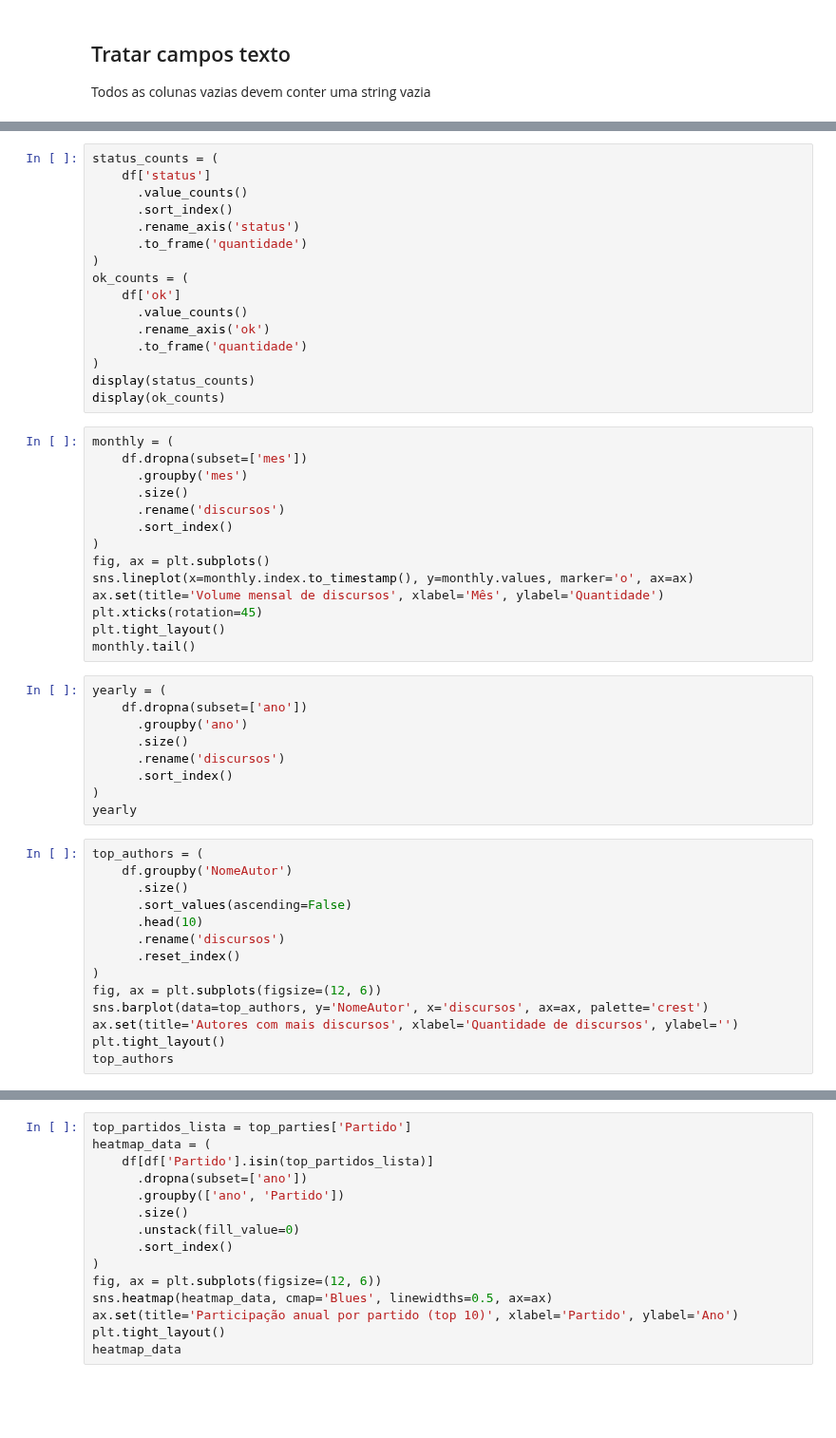
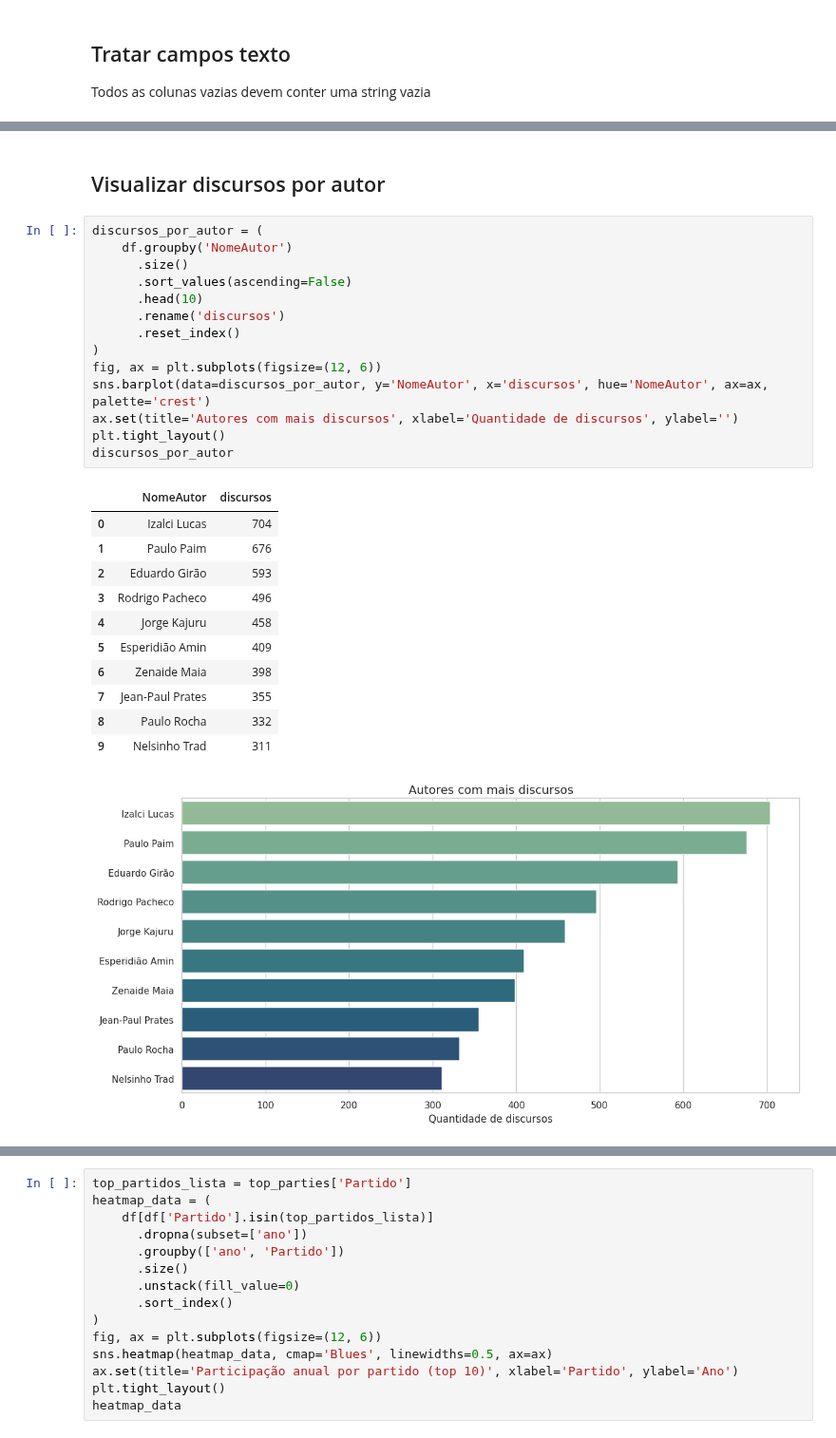
Before and after one commit to fabriciosantana/mcdia, a Jupyter notebook: 01-icd/assignments/analise_discursos_senado.ipynb, the cells around one changed output, grey strips where cells are left out. Shown at 95% size. Drawn from its saved outputs; the diff is of its cells as text; blank space fills up the shorter version.

```diff
--- a/01-icd/assignments/analise_discursos_senado.ipynb
+++ b/01-icd/assignments/analise_discursos_senado.ipynb
@@ -209,53 +274,29 @@ metrics
-# %%
-status_counts = (
-    df['status']
-      .value_counts()
-      .sort_index()
-      .rename_axis('status')
-      .to_frame('quantidade')
-)
-ok_counts = (
-    df['ok']
-      .value_counts()
-      .rename_axis('ok')
-      .to_frame('quantidade')
-)
-display(status_counts)
-display(ok_counts)
-# %%
-monthly = (
-    df.dropna(subset=['mes'])
-      .groupby('mes')
-      .size()
-      .rename('discursos')
-      .sort_index()
-)
-fig, ax = plt.subplots()
-sns.lineplot(x=monthly.index.to_timestamp(), y=monthly.values, marker='o', ax=ax)
-ax.set(title='Volume mensal de discursos', xlabel='Mês', ylabel='Quantidade')
-plt.xticks(rotation=45)
-plt.tight_layout()
-monthly.tail()
-# %%
-yearly = (
-    df.dropna(subset=['ano'])
-      .groupby('ano')
-      .size()
-      .rename('discursos')
-      .sort_index()
-)
-yearly
+# %% [markdown]
+## Visualizar discursos por autor
 # %%
-top_authors = (
+discursos_por_autor = (
     df.groupby('NomeAutor')
       .size()
       .sort_values(ascending=False)
       .head(10)
       .rename('discursos')
       .reset_index()
 )
 fig, ax = plt.subplots(figsize=(12, 6))
-sns.barplot(data=top_authors, y='NomeAutor', x='discursos', ax=ax, palette='crest')
+sns.barplot(data=discursos_por_autor, y='NomeAutor', x='discursos', hue='NomeAutor', ax=ax, palette='crest')
 ax.set(title='Autores com mais discursos', xlabel='Quantidade de discursos', ylabel='')
 plt.tight_layout()
-top_authors
+discursos_por_autor
+# %% [output]
+|  | NomeAutor | discursos |
+| 0 | Izalci Lucas | 704 |
+| 1 | Paulo Paim | 676 |
+| 2 | Eduardo Girão | 593 |
+| 3 | Rodrigo Pacheco | 496 |
+| 4 | Jorge Kajuru | 458 |
+| 5 | Esperidião Amin | 409 |
+| 6 | Zenaide Maia | 398 |
+| 7 | Jean-Paul Prates | 355 |
+| 8 | Paulo Rocha | 332 |
+| 9 | Nelsinho Trad | 311 |
+[figure, added]
```
Also changed, not shown: parts of 18 cells of this notebook.
